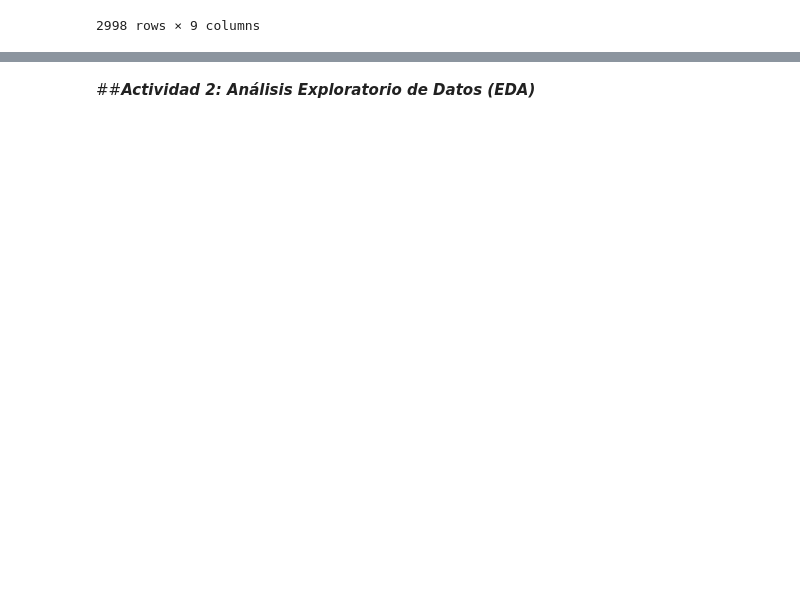
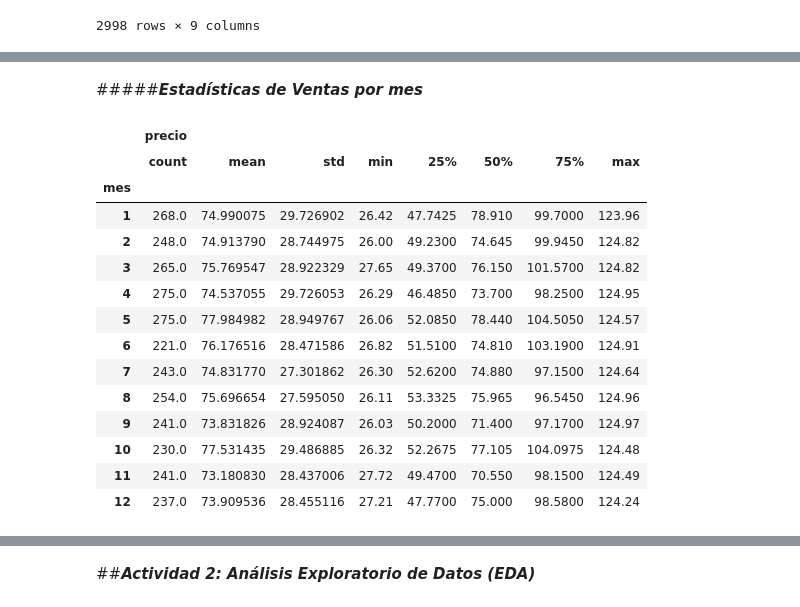
Before and after one commit to FedeM-Git/TT-2C2025-Data-Analitycs-Notebooks, a Jupyter notebook: Pre-Entrega_Maune/Pre-Entrega_Maune, Juan_Federico.ipynb, the cells around one changed output, grey strips where cells are left out. Saved outputs shown, nothing was run; the diff lists cells and outputs as text; code cells hidden in the pictures; blank space fills up the shorter version.

```diff
--- a/Pre-Entrega_Maune/Pre-Entrega_Maune, Juan_Federico.ipynb
+++ b/Pre-Entrega_Maune/Pre-Entrega_Maune, Juan_Federico.ipynb
@@ -1258,0 +1276,21 @@ df_ventas
+# %% [markdown]
+#####***Estadísticas de Ventas por mes***
+# %%
+# Estadisticas del campo 'precio' agrupadas por mes
+df_ventas.groupby("mes")[["precio"]].describe()
+# %% [output]
+|  | precio |  |  |  |  |  |  |  |
+|  | count | mean | std | min | 25% | 50% | 75% | max |
+| mes |  |  |  |  |  |  |  |  |
+| 1 | 268.0 | 74.990075 | 29.726902 | 26.42 | 47.7425 | 78.910 | 99.7000 | 123.96 |
+| 2 | 248.0 | 74.913790 | 28.744975 | 26.00 | 49.2300 | 74.645 | 99.9450 | 124.82 |
+| 3 | 265.0 | 75.769547 | 28.922329 | 27.65 | 49.3700 | 76.150 | 101.5700 | 124.82 |
+| 4 | 275.0 | 74.537055 | 29.726053 | 26.29 | 46.4850 | 73.700 | 98.2500 | 124.95 |
+| 5 | 275.0 | 77.984982 | 28.949767 | 26.06 | 52.0850 | 78.440 | 104.5050 | 124.57 |
+| 6 | 221.0 | 76.176516 | 28.471586 | 26.82 | 51.5100 | 74.810 | 103.1900 | 124.91 |
+| 7 | 243.0 | 74.831770 | 27.301862 | 26.30 | 52.6200 | 74.880 | 97.1500 | 124.64 |
+| 8 | 254.0 | 75.696654 | 27.595050 | 26.11 | 53.3325 | 75.965 | 96.5450 | 124.96 |
+| 9 | 241.0 | 73.831826 | 28.924087 | 26.03 | 50.2000 | 71.400 | 97.1700 | 124.97 |
+| 10 | 230.0 | 77.531435 | 29.486885 | 26.32 | 52.2675 | 77.105 | 104.0975 | 124.48 |
+| 11 | 241.0 | 73.180830 | 28.437006 | 27.72 | 49.4700 | 70.550 | 98.1500 | 124.49 |
+| 12 | 237.0 | 73.909536 | 28.455116 | 27.21 | 47.7700 | 75.000 | 98.5800 | 124.24 |
```
Also changed, not shown: parts of 24 cells of this notebook.
